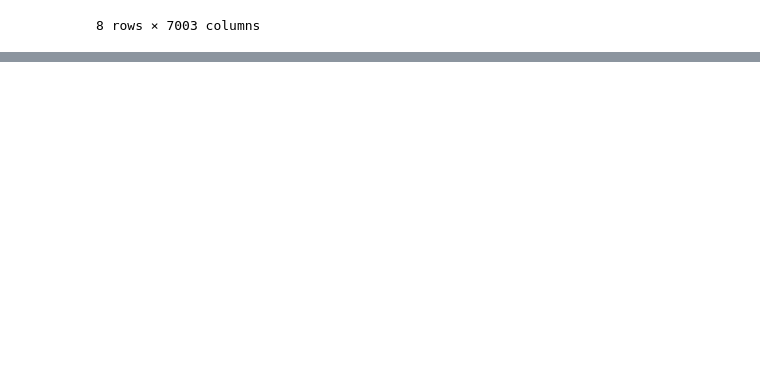
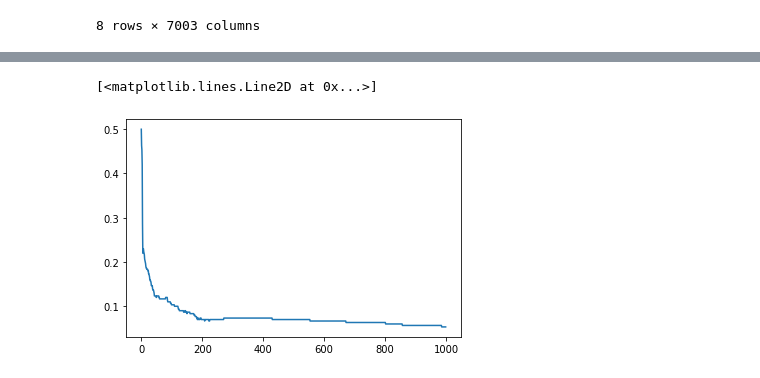
Before and after one commit to adobrasca512/EatEaser, a Jupyter notebook: EatEaser-ProyectoI.ipynb, the cells around one changed output, grey strips where cells are left out. Saved outputs shown, nothing was run; the diff lists cells and outputs as text; code cells hidden in the pictures; blank space fills up the shorter version.

```diff
--- a/EatEaser-ProyectoI.ipynb
+++ b/EatEaser-ProyectoI.ipynb
@@ -848,0 +1260,31 @@ def get_term(dict, search_index):
+# %%
+class capa():
+
+    def __init__(self, n_neuronas_capa_anterior, n_neuronas, funcion_act):
+
+        self.funcion_act = funcion_act
+        self.b  = np.round(stats.truncnorm.rvs(-1, 1, loc=0, scale=1, size= n_neuronas).reshape(1,n_neuronas),3)
+        self.W  = np.round(stats.truncnorm.rvs(-1, 1, loc=0, scale=1, size= n_neuronas * n_neuronas_capa_anterior).reshape(n_neuronas_capa_anterior,n_neuronas),3)
+
+neuronas = [2,4,8,1]
+funciones_activacion = [relu,relu, sigmoid]
+red_neuronal = []
+
+for paso in list(range(len(neuronas)-1)):
+    x = capa(neuronas[paso],neuronas[paso+1],funciones_activacion[paso])
+    red_neuronal.append(x)
+# %%
+error = []
+predicciones = []
+
+for epoch in range(0,1000):
+    ronda = entrenamiento(X = X ,Y = Y ,red_neuronal = red_neuronal, lr = 0.001)
+    predicciones.append(ronda)
+    temp = mse(np.round(predicciones[-1]),Y)[0]
+    error.append(temp)
+# %%
+epoch = list(range(0,1000))
+plt.plot(epoch, error)
+# %% [output]
+[<matplotlib.lines.Line2D at 0x...>]
+[figure, added]
```
Also changed, not shown: parts of 59 cells of this notebook.
